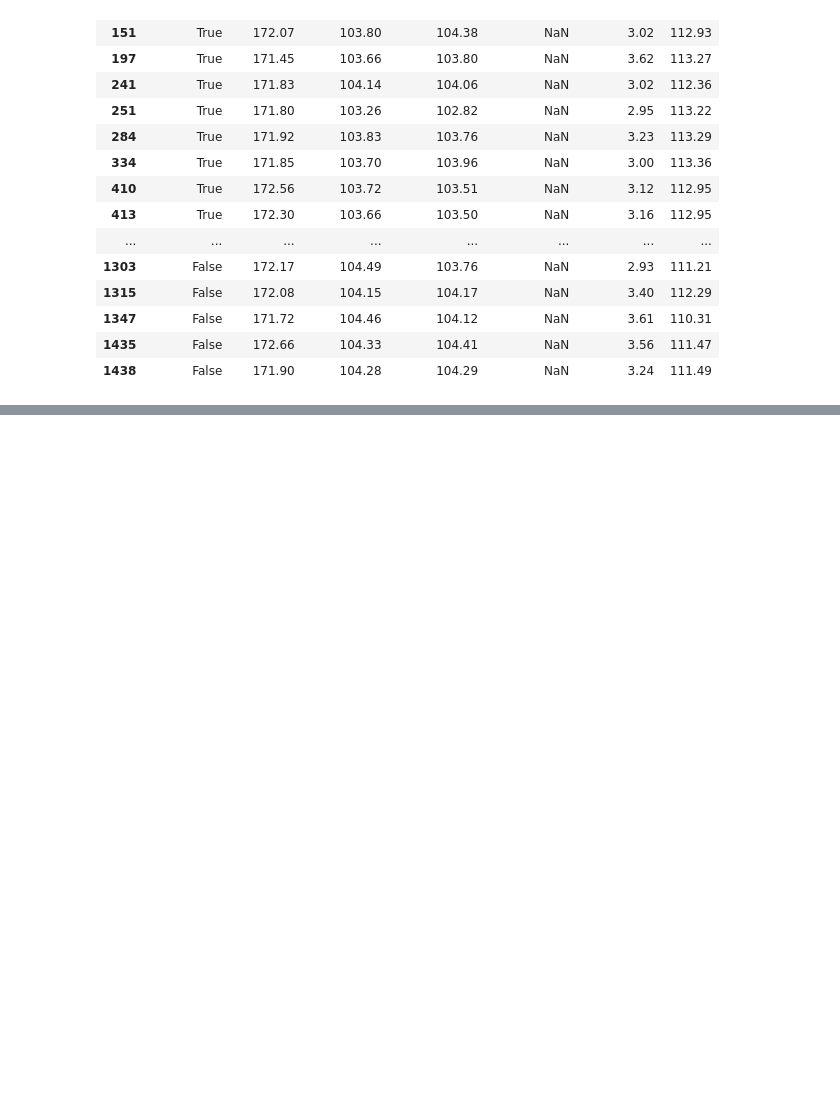
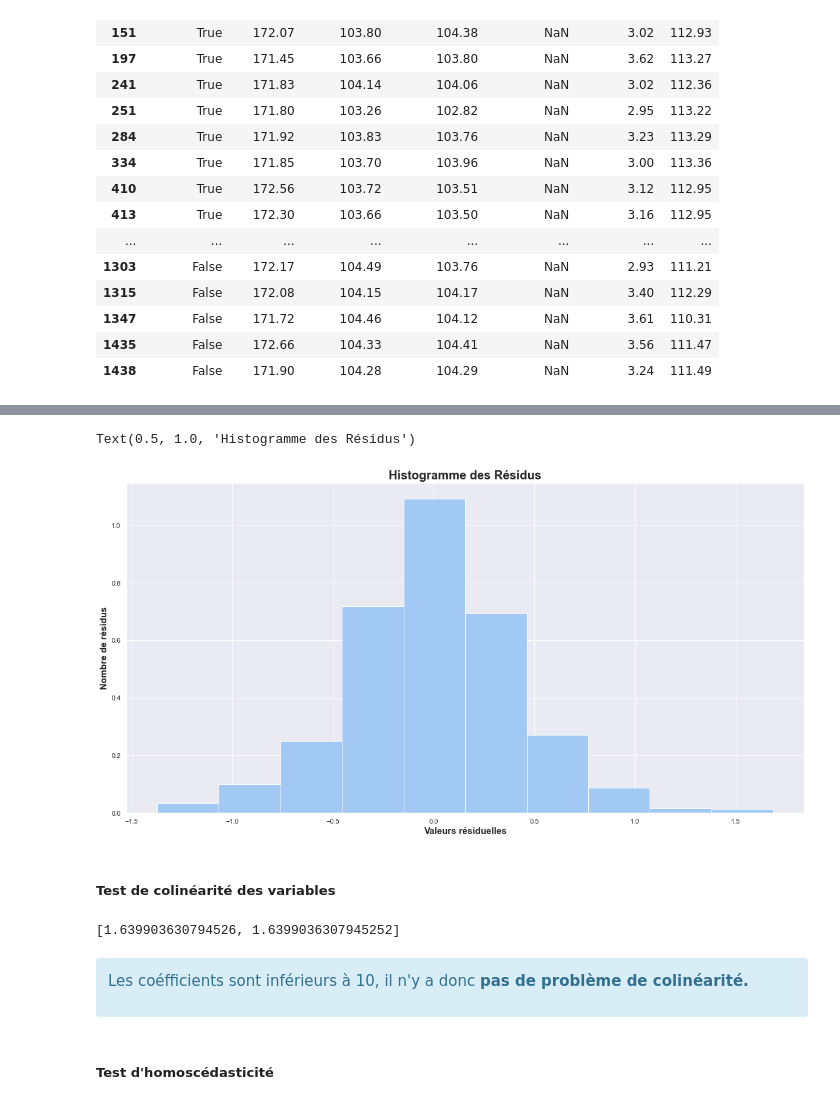
Before and after one commit to datadosreis/Detection-de-faux-billets, a Jupyter notebook: Sandbox_P10.ipynb, the cells around one changed output, grey strips where cells are left out. Cells and saved outputs as stored; diff of their text form; code cells hidden in the pictures; blank space fills up the shorter version.

Commit message:
Régression linéaire et vérification des conditions le 14/02

```diff
--- a/Sandbox_P10.ipynb
+++ b/Sandbox_P10.ipynb
@@ -282,7 +237,0 @@ Le score R2 est 0.55
-# %%
-#Prédiction des valeurs manquantes pour la variable 'margin_low'
-predicted_values = model.predict(df_null[['diagonal', 'height_left', 'height_right', 'margin_up', 'length']])
-
-#Remplacement des valeurs manquantes par les valeurs prédites
-df.loc[df['margin_low'].isnull(), 'margin_low'] = predicted_values
-df["margin_low"] = df["margin_low"].round(2)
@@ -288,0 +293,16 @@ df["margin_low"] = df["margin_low"].round(2)
+# %%
+#Création d'un training set et d'un test set pour les valeurs non manquantes
+X_train, X_test, y_train, y_test = train_test_split(
+    df_notnull[['is_genuine', 'margin_up']],
+    df_notnull['margin_low'],
+    train_size=0.7,
+    random_state=42)
+
+#Ajout d'une colonne constante à X_train
+X_train = sm.add_constant(X_train)
+
+#Création d'un objet OLS et ajustement du modèle sur le training set
+model2 = sm.OLS(y_train, X_train).fit()
+
+#Affichage des résultats de la régression
+print(model2.summary())
@@ -288,0 +378,3 @@ df["margin_low"] = df["margin_low"].round(2)
+# %%
+#Calcul des résidus du modèle d'entrainement
+residuals = y_train - model2.predict(X_train)
@@ -288,0 +424,28 @@ df["margin_low"] = df["margin_low"].round(2)
+# %%
+#Visualisation de la normalité des résidus :
+plt.figure(figsize=(20,10))
+plt.hist(residuals, density=True)
+plt.xlabel('Valeurs résiduelles', fontsize=15, fontweight='bold')
+plt.ylabel('Nombre de résidus', fontsize=15, fontweight='bold')
+plt.title('Histogramme des Résidus', fontsize=20, fontweight='bold')
+# %% [output]
+Text(0.5, 1.0, 'Histogramme des Résidus')
+[figure, added]
+# %% [markdown]
+##### Test de colinéarité des variables
+# %%
+from statsmodels.stats.outliers_influence import variance_inflation_factor
+
+#Test de colinéarité des variables
+variables = model2.model.exog
+[variance_inflation_factor(variables, i) for i in np.arange(1,variables.shape[1])]
+# %% [output]
+[1.639903630794526, 1.6399036307945252]
+# %% [markdown]
+<div class="alert alert-block alert-info">
+
+Les coéfficients sont inférieurs à 10, il n'y a donc <b>pas de problème de colinéarité<b/>.
+
+</div>
+# %% [markdown]
+##### Test d'homoscédasticité
```
Also changed, not shown: parts of 39 cells of this notebook.
